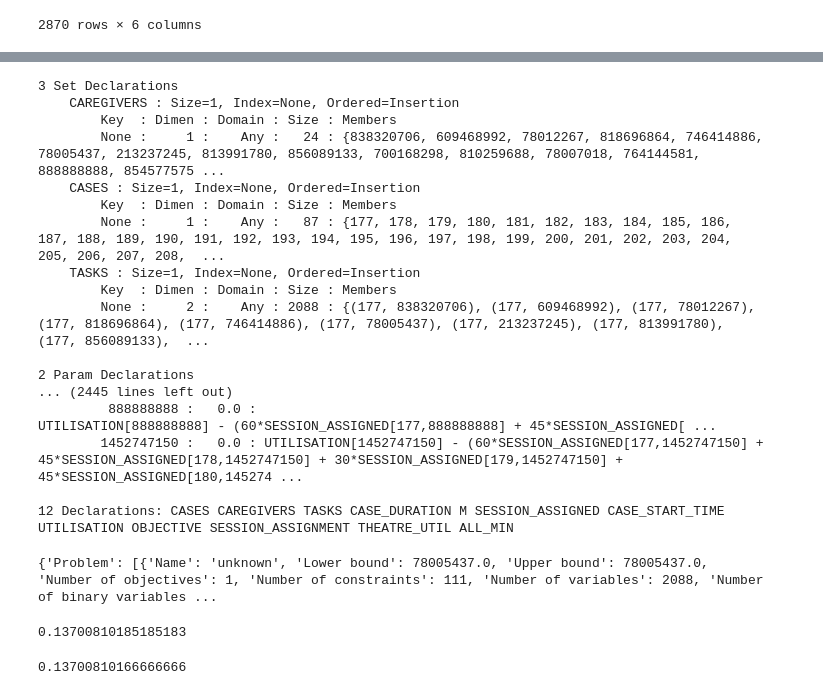
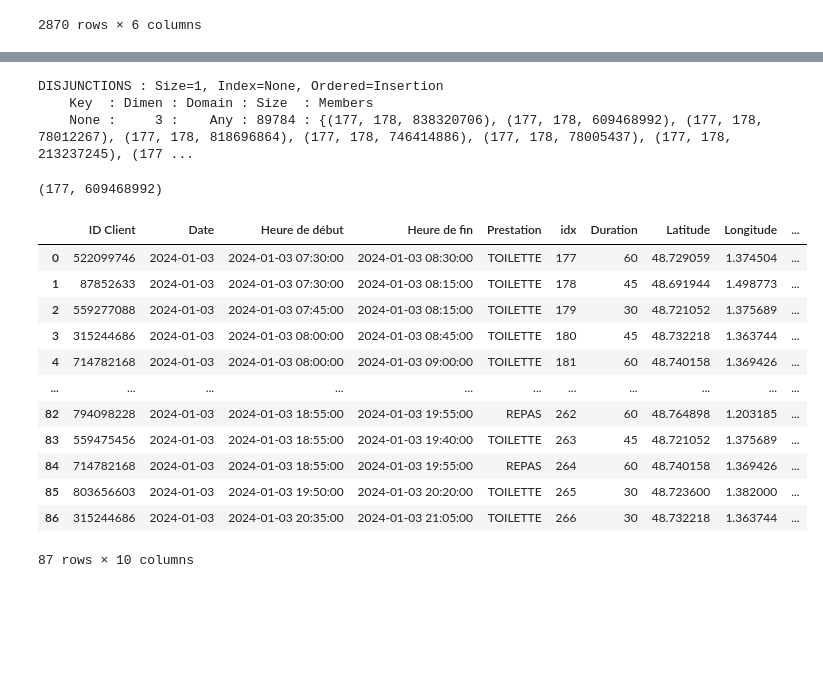
Before and after one commit to stlbnmaria/care-agenda-optimisation, a Jupyter notebook: notebooks/02_optimisation.ipynb, the cells around one changed output, grey strips where cells are left out. Saved outputs shown, nothing was run; the diff lists cells and outputs as text; code cells hidden in the pictures; blank space fills up the shorter version.

Commit message:
running version for down time

```diff
--- a/notebooks/02_optimisation.ipynb
+++ b/notebooks/02_optimisation.ipynb
@@ -390,35 +356,36 @@ containing a solution
 # %%
 model = scheduler.model
+# %%
+model.DISJUNCTIONS.display() # .extract_values()
+# %% [output]
+DISJUNCTIONS : Size=1, Index=None, Ordered=Insertion
+    Key  : Dimen : Domain : Size  : Members
+    None :     3 :    Any : 89784 : {(177, 178, 838320706), (177, 178, 609468992), (177, 178, 78012267), (177, 178, 818696864), (177, 178, 746414886), (177, 178, 78005437), (177, 178, 213237245), (177 ...
+# %%
+actions = [ k for k, v in model.SESSION_ASSIGNED.extract_values().items() if v == 1 ]
+# %%
+actions[0]
+# %% [output]
+(177, 609468992)
+# %%
+actions_df = pd.DataFrame(actions, columns=["idx", "Cargegiver_ID"])
+# %%
+temp = scheduler.df_sessions.copy()
+temp.merge(actions_df, how="left", on="idx")
+# %% [output]
+|  | ID Client | Date | Heure de début | Heure de fin | Prestation | idx | Duration | Latitude | Longitude | ... |
+| 0 | 522099746 | 2024-01-03 | 2024-01-03 07:30:00 | 2024-01-03 08:30:00 | TOILETTE | 177 | 60 | 48.729059 | 1.374504 | ... |
+| 1 | 87852633 | 2024-01-03 | 2024-01-03 07:30:00 | 2024-01-03 08:15:00 | TOILETTE | 178 | 45 | 48.691944 | 1.498773 | ... |
+| 2 | 559277088 | 2024-01-03 | 2024-01-03 07:45:00 | 2024-01-03 08:15:00 | TOILETTE | 179 | 30 | 48.721052 | 1.375689 | ... |
+| 3 | 315244686 | 2024-01-03 | 2024-01-03 08:00:00 | 2024-01-03 08:45:00 | TOILETTE | 180 | 45 | 48.732218 | 1.363744 | ... |
+| 4 | 714782168 | 2024-01-03 | 2024-01-03 08:00:00 | 2024-01-03 09:00:00 | TOILETTE | 181 | 60 | 48.740158 | 1.369426 | ... |
+| ... | ... | ... | ... | ... | ... | ... | ... | ... | ... | ... |
+| 82 | 794098228 | 2024-01-03 | 2024-01-03 18:55:00 | 2024-01-03 19:55:00 | REPAS | 262 | 60 | 48.764898 | 1.203185 | ... |
+| 83 | 559475456 | 2024-01-03 | 2024-01-03 18:55:00 | 2024-01-03 19:40:00 | TOILETTE | 263 | 45 | 48.721052 | 1.375689 | ... |
+| 84 | 714782168 | 2024-01-03 | 2024-01-03 18:55:00 | 2024-01-03 19:55:00 | REPAS | 264 | 60 | 48.740158 | 1.369426 | ... |
+| 85 | 803656603 | 2024-01-03 | 2024-01-03 19:50:00 | 2024-01-03 20:20:00 | TOILETTE | 265 | 30 | 48.723600 | 1.382000 | ... |
+| 86 | 315244686 | 2024-01-03 | 2024-01-03 20:35:00 | 2024-01-03 21:05:00 | TOILETTE | 266 | 30 | 48.732218 | 1.363744 | ... |
+87 rows × 10 columns
 # %%
-model.pprint()
+# model.pprint()
 # model.x.pprint()
-# %% [output]
-3 Set Declarations
-    CAREGIVERS : Size=1, Index=None, Ordered=Insertion
-        Key  : Dimen : Domain : Size : Members
-        None :     1 :    Any :   24 : {838320706, 609468992, 78012267, 818696864, 746414886, 78005437, 213237245, 813991780, 856089133, 700168298, 810259688, 78007018, 764144581, 888888888, 854577575 ...
-    CASES : Size=1, Index=None, Ordered=Insertion
-        Key  : Dimen : Domain : Size : Members
-        None :     1 :    Any :   87 : {177, 178, 179, 180, 181, 182, 183, 184, 185, 186, 187, 188, 189, 190, 191, 192, 193, 194, 195, 196, 197, 198, 199, 200, 201, 202, 203, 204, 205, 206, 207, 208,  ...
-    TASKS : Size=1, Index=None, Ordered=Insertion
-        Key  : Dimen : Domain : Size : Members
-        None :     2 :    Any : 2088 : {(177, 838320706), (177, 609468992), (177, 78012267), (177, 818696864), (177, 746414886), (177, 78005437), (177, 213237245), (177, 813991780), (177, 856089133),  ...
-
-2 Param Declarations
-... (2445 lines left out)
-         888888888 :   0.0 :                                                                                         UTILISATION[888888888] - (60*SESSION_ASSIGNED[177,888888888] + 45*SESSION_ASSIGNED[ ...
-        1452747150 :   0.0 : UTILISATION[1452747150] - (60*SESSION_ASSIGNED[177,1452747150] + 45*SESSION_ASSIGNED[178,1452747150] + 30*SESSION_ASSIGNED[179,1452747150] + 45*SESSION_ASSIGNED[180,145274 ...
-
-12 Declarations: CASES CAREGIVERS TASKS CASE_DURATION M SESSION_ASSIGNED CASE_START_TIME UTILISATION OBJECTIVE SESSION_ASSIGNMENT THEATRE_UTIL ALL_MIN
-# %%
-solver_results
-# %% [output]
-{'Problem': [{'Name': 'unknown', 'Lower bound': 78005437.0, 'Upper bound': 78005437.0, 'Number of objectives': 1, 'Number of constraints': 111, 'Number of variables': 2088, 'Number of binary variables ...
-# %%
-sched_one_day.Duration.sum() / 24 / 1440
-# %% [output]
-0.13700810185185183
-# %%
-3.28819444 / 24
-# %% [output]
-0.13700810166666666
```
Also changed, not shown: parts of 12 cells of this notebook.
